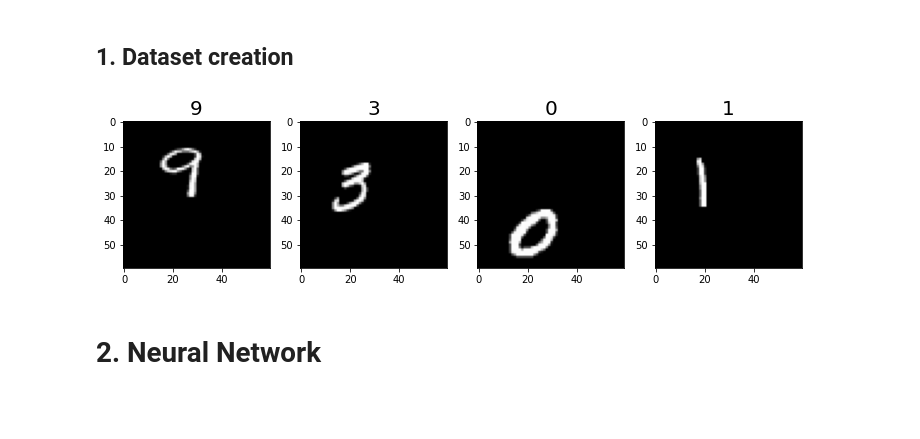
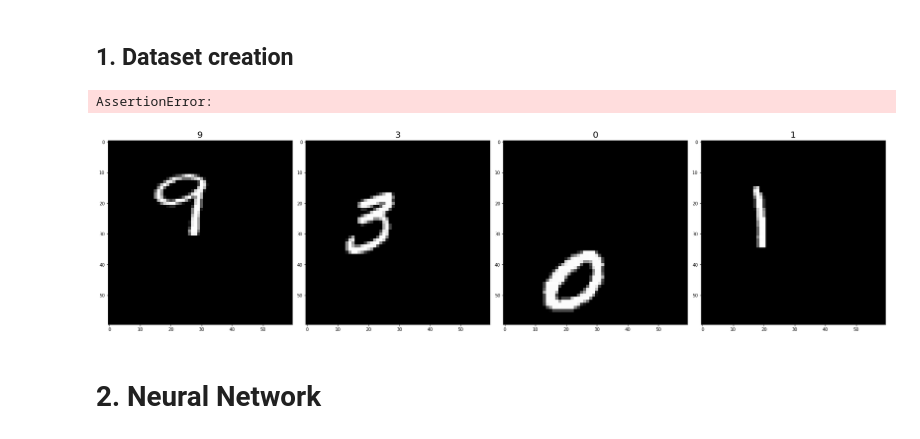
Before and after one commit to KarakoA/visual_attention_models-for-medicalimage-analysis, a Jupyter notebook: Visual_Attention_for_Medical_Image_Analysis.ipynb, the cells around one changed output. Cells and saved outputs as stored; diff of their text form; code cells hidden in the pictures; blank space fills up the shorter version.

```diff
--- a/Visual_Attention_for_Medical_Image_Analysis.ipynb
+++ b/Visual_Attention_for_Medical_Image_Analysis.ipynb
@@ -65,6 +89,10 @@ global_device = torch.device('cuda' if torch.cuda.is_available() else 'cpu')
 #set seed for reproducibility
 torch.manual_seed(1)
 np.random.seed(1)
+# %%
+assert(global_device.type == "gpu")
+# %% [output]
+AssertionError:
 # %%
 def combine_images(images, output_dim):
     """
@@ -270,18 +298,18 @@ images,labels = iter(train_loader).next()
 # %%
 def show(images,labels = None):
     if labels == None:
         labels = [" "] * len(images)
     elif isinstance(labels,torch.Tensor):
         labels = [label.item() for label in labels]
-    fig, axes = plt.subplots(1, len(images), figsize=(10,10))
+    fig, axes = plt.subplots(1, len(images), figsize=(25,25))
     for (a,image,label) in zip(axes.ravel(),images,labels):
         a.imshow(image[0].numpy(), cmap = plt.cm.gray)
         a.set_title(label, fontsize=20)
 
     fig.tight_layout()
 show(images,labels)
 # %% [output]
-[figure, old version]
+[figure, new version]
 # %% [markdown]
 # 2. Neural Network
 # %% [markdown]
```
Also changed, not shown: parts of 9 cells of this notebook.
